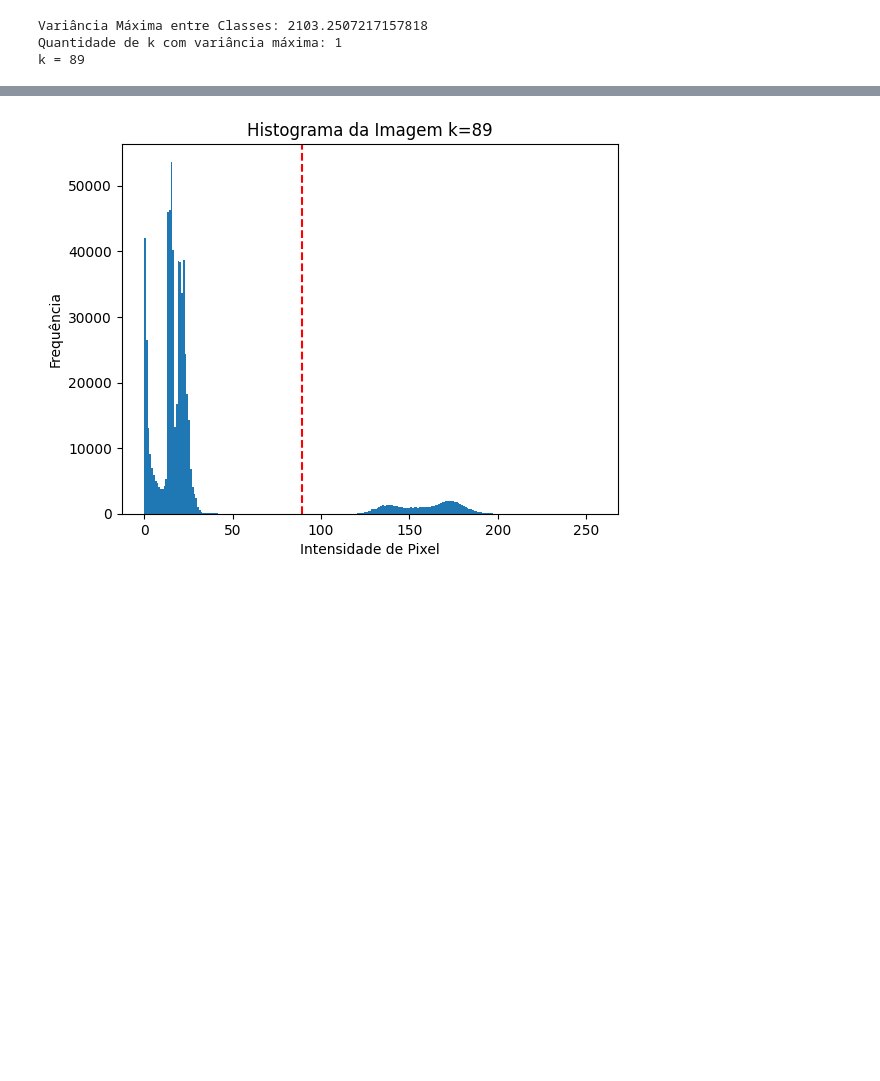
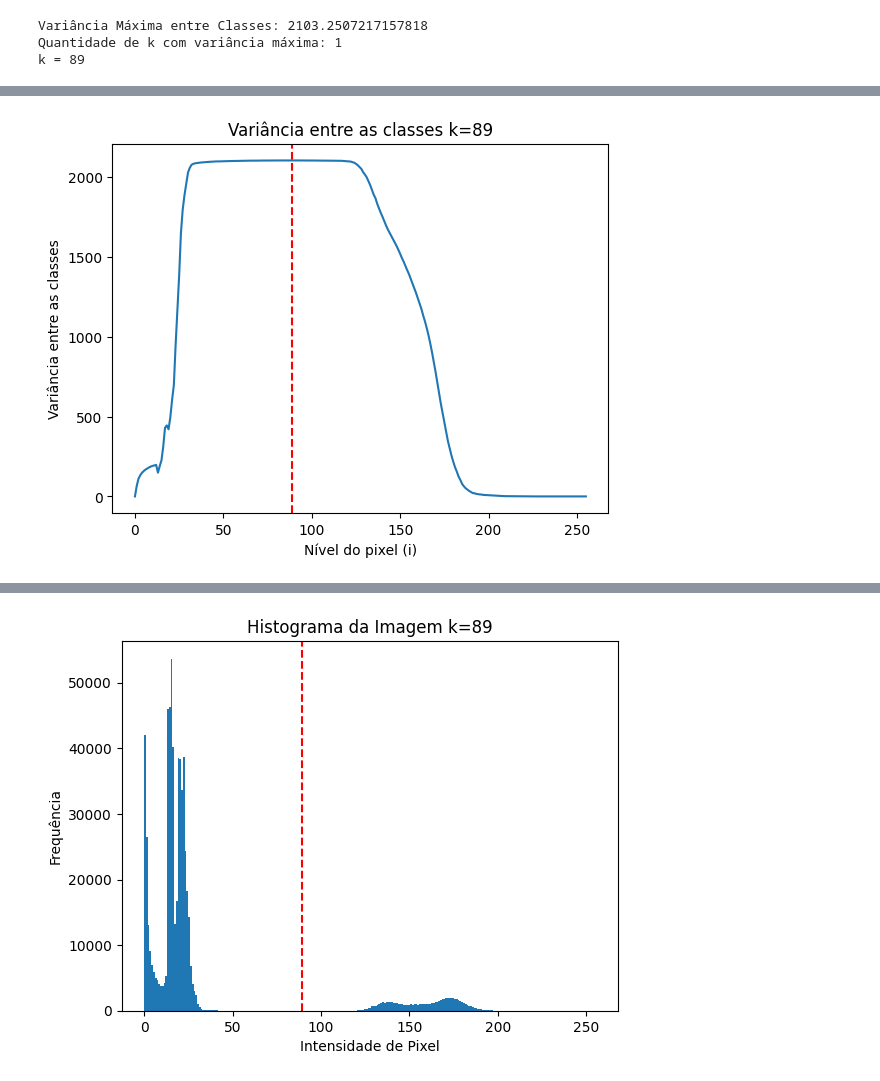
Before and after one commit to brunoroma83/PTC5892-Processamento-de-Imagens-Medicas, a Jupyter notebook: Método Otsu (1979).ipynb, the cells around one changed output, grey strips where cells are left out. Saved outputs shown, nothing was run; the diff lists cells and outputs as text; code cells hidden in the pictures; blank space fills up the shorter version.

```diff
--- a/Método Otsu (1979).ipynb
+++ b/Método Otsu (1979).ipynb
@@ -491,10 +526,18 @@ Fazer upload do arquivo lua.jpg
 from PIL import Image
 import numpy as np
 import matplotlib.pyplot as plt
+import requests
+from io import BytesIO
 
 # Load the image
-image_path = '/content/lua.jpg'
-moon_image_pil = Image.open(image_path)
+try:
+  image_path = '/content/lua.jpg'
+  moon_image_pil = Image.open(image_path)
+except:
+  image_url = 'https://github.com/brunoroma83/PTC5892-Processamento-de-Imagens-Medicas/blob/b55d66e69ee554a3b6b30fffbaa282001b607179/lua.jpg?raw=true' # Added ?raw=true to get the direct image content
+  response = requests.get(image_url)
+  moon_image_pil = Image.open(BytesIO(response.content))
+
 
 # Convert to grayscale (padrão usa colors: int(256))
 moon_image_gray_pil = moon_image_pil.convert('L')
@@ -551,0 +626,10 @@ k = 89
+# %%
+# plotar sigma_B2_lua
+plt.plot(sigma_B2_lua)
+plt.axvline(x=k, color='r', linestyle='--')
+plt.xlabel('Nível do pixel (i)')
+plt.ylabel('Variância entre as classes')
+plt.title(f'Variância entre as classes k={k}')
+plt.show()
+# %% [output]
+[figure, added]
```
Also changed, not shown: parts of 16 cells of this notebook.
